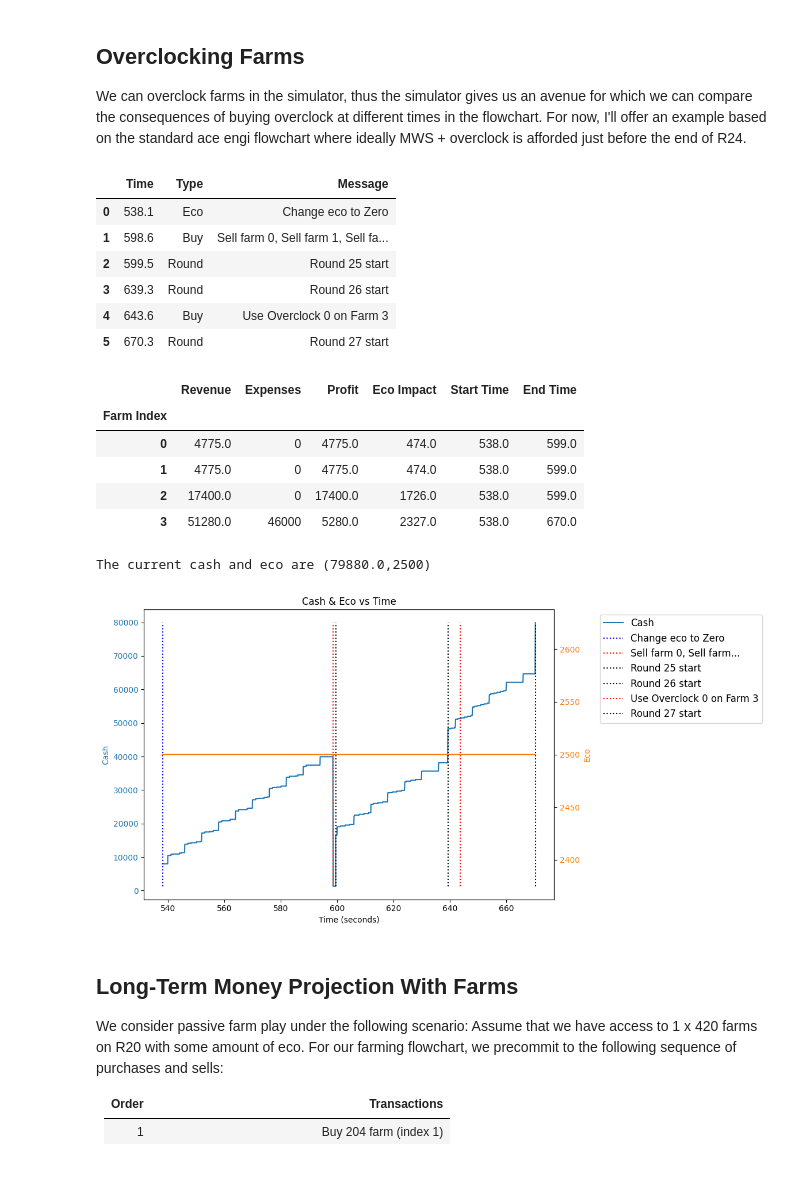
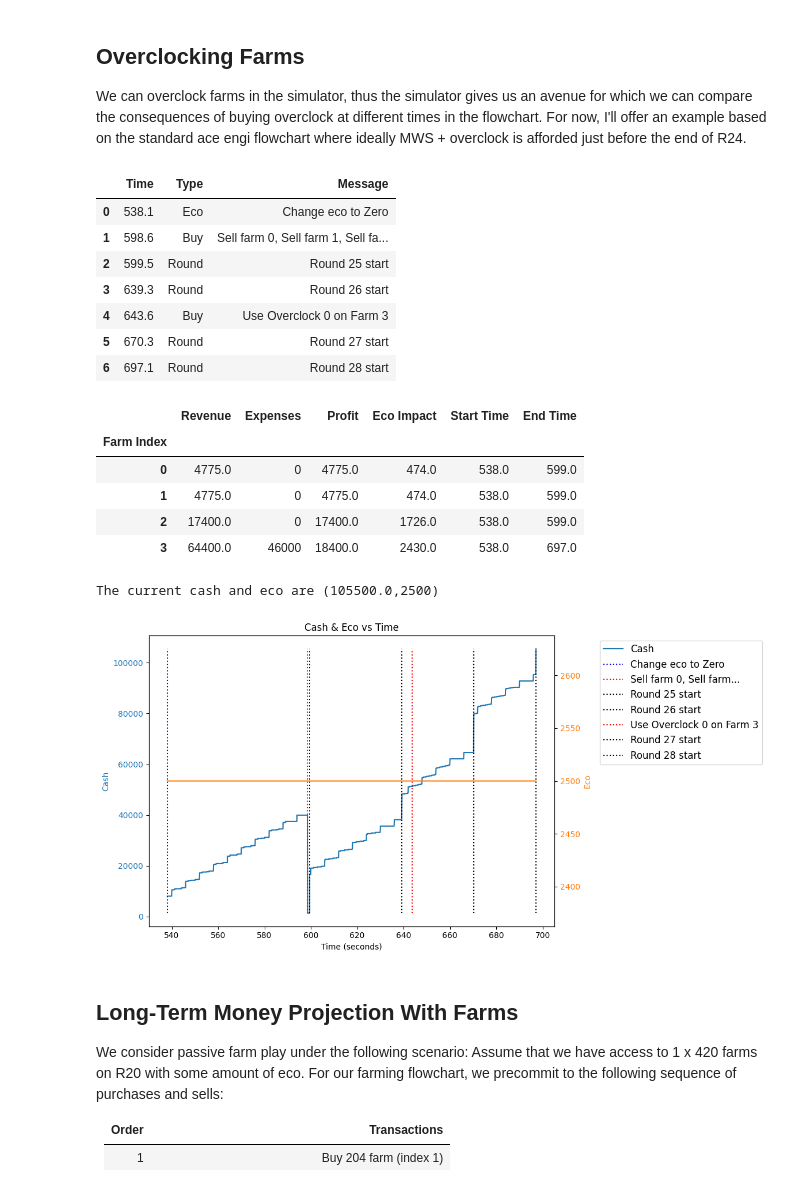
Before and after one commit to redlaserbmBTD/BTDB2_SIMULATOR, a Jupyter notebook: tutorials/5_farms.ipynb, the cells around one changed output. Cells and saved outputs as stored; diff of their text form; code cells hidden in the pictures.

```diff
--- a/tutorials/5_farms.ipynb
+++ b/tutorials/5_farms.ipynb
@@ -192,42 +278,43 @@ farms = [
 
 buy_queue = [
     #As soon as we can afford to do so, sell the first three farms, upgrade the 4th one to a Monkey Wall Street, and buy Overclock
-    [b2.sellFarm(0), b2.sellFarm(1), b2.sellFarm(2), b2.upgradeFarm(3,2, min_buy_time = rounds.getTimeFromRound(25) - 1), b2.buyOverclock()],
+    [b2.upgradeFarm(3,2, min_buy_time = rounds.getTimeFromRound(25) - 1, auto_sell=3), b2.buyOverclock()],
     [b2.useOverclock(0,3)], #Use the overclock at index zero on the farm at index 3
     [b2.useOverclock(0,3)]
 ]
 
 initial_state_game = {
     'Cash': 8000,
     'Eco': 2500,
     'Eco Send': b2.ecoSend(send_name='Zero'),
     'Rounds': rounds,
     'Game Round': 24,
     'Farms': farms,
     'Buy Queue': buy_queue
 }
 
 game_state = b2.GameState(initial_state_game)
-game_state.fastForward(target_round = 27)
+game_state.fastForward(target_round = 28)
 dd.viewHistory(game_state)
 print("The current cash and eco are (%s,%s)"%(game_state.cash, game_state.eco))
 b2.writeLog(game_state.logs, filename = 'mws_overclock')
 # %% [output]
 |  | Time | Type | Message |
 | 0 | 538.1 | Eco | Change eco to Zero |
 | 1 | 598.6 | Buy | Sell farm 0, Sell farm 1, Sell fa... |
 | 2 | 599.5 | Round | Round 25 start |
 | 3 | 639.3 | Round | Round 26 start |
 | 4 | 643.6 | Buy | Use Overclock 0 on Farm 3 |
 | 5 | 670.3 | Round | Round 27 start |
+| 6 | 697.1 | Round | Round 28 start |
 |  | Revenue | Expenses | Profit | Eco Impact | Start Time | End Time |
 | Farm Index |  |  |  |  |  |  |
 | 0 | 4775.0 | 0 | 4775.0 | 474.0 | 538.0 | 599.0 |
 | 1 | 4775.0 | 0 | 4775.0 | 474.0 | 538.0 | 599.0 |
 | 2 | 17400.0 | 0 | 17400.0 | 1726.0 | 538.0 | 599.0 |
-| 3 | 51280.0 | 46000 | 5280.0 | 2327.0 | 538.0 | 670.0 |
+| 3 | 64400.0 | 46000 | 18400.0 | 2430.0 | 538.0 | 697.0 |
-The current cash and eco are (79880.0,2500)
+The current cash and eco are (105500.0,2500)
-[figure, old version]
+[figure, new version]
 # %% [markdown]
 ## Long-Term Money Projection With Farms
 
```
Also changed, not shown: parts of 9 cells of this notebook, 20 other files.
